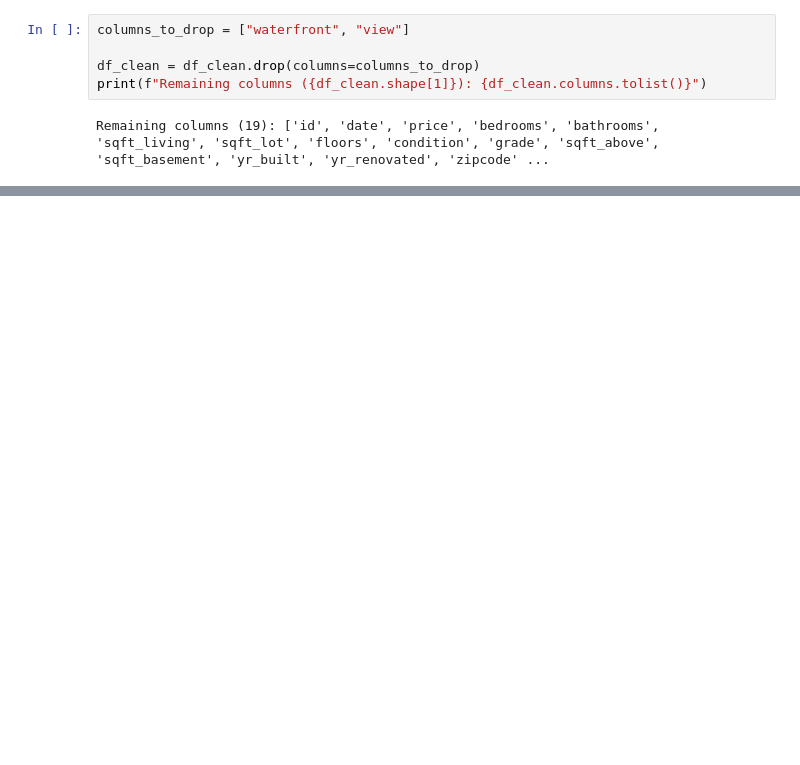
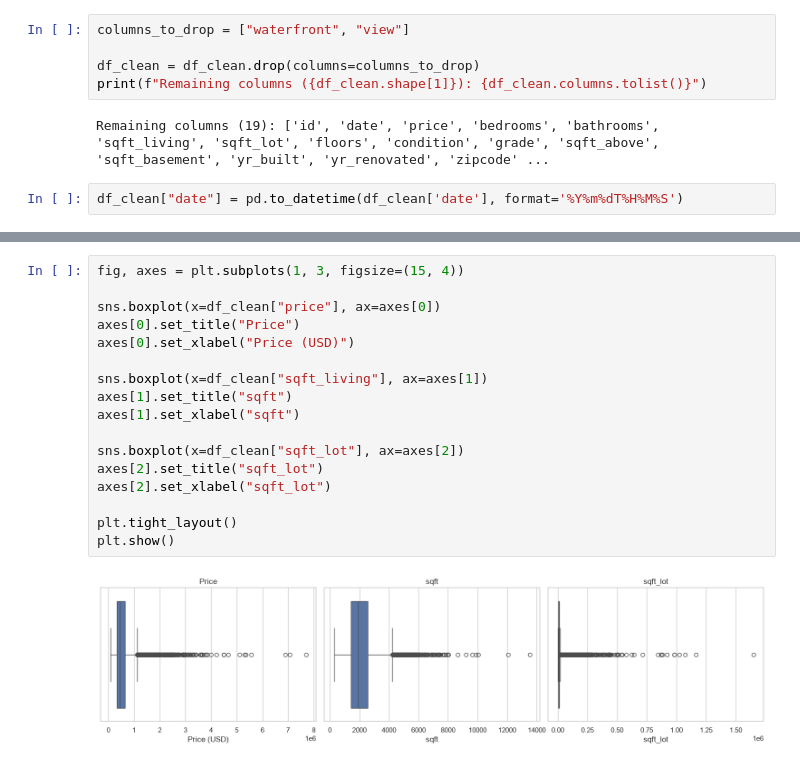
Before and after one commit to barsbabila/2-day1-assignment, a Jupyter notebook: notebook/Day1Group2.ipynb, the cells around one changed output, grey strips where cells are left out. Saved outputs shown, nothing was run; the diff lists cells and outputs as text; blank space fills up the shorter version.

```diff
--- a/notebook/Day1Group2.ipynb
+++ b/notebook/Day1Group2.ipynb
@@ -131,3 +203,5 @@ df_clean = df_clean.drop(columns=columns_to_drop)
 print(f"Remaining columns ({df_clean.shape[1]}): {df_clean.columns.tolist()}")
 # %% [output]
 Remaining columns (19): ['id', 'date', 'price', 'bedrooms', 'bathrooms', 'sqft_living', 'sqft_lot', 'floors', 'condition', 'grade', 'sqft_above', 'sqft_basement', 'yr_built', 'yr_renovated', 'zipcode' ...
+# %%
+df_clean["date"] = pd.to_datetime(df_clean['date'], format='%Y%m%dT%H%M%S')
@@ -133,0 +228,19 @@ Remaining columns (19): ['id', 'date', 'price', 'bedrooms', 'bathrooms', 'sqft_l
+# %%
+fig, axes = plt.subplots(1, 3, figsize=(15, 4))
+
+sns.boxplot(x=df_clean["price"], ax=axes[0])
+axes[0].set_title("Price")
+axes[0].set_xlabel("Price (USD)")
+
+sns.boxplot(x=df_clean["sqft_living"], ax=axes[1])
+axes[1].set_title("sqft")
+axes[1].set_xlabel("sqft")
+
+sns.boxplot(x=df_clean["sqft_lot"], ax=axes[2])
+axes[2].set_title("sqft_lot")
+axes[2].set_xlabel("sqft_lot")
+
+plt.tight_layout()
+plt.show()
+# %% [output]
+[figure, added]
```
Also changed, not shown: parts of 18 cells of this notebook, 1 other file.
